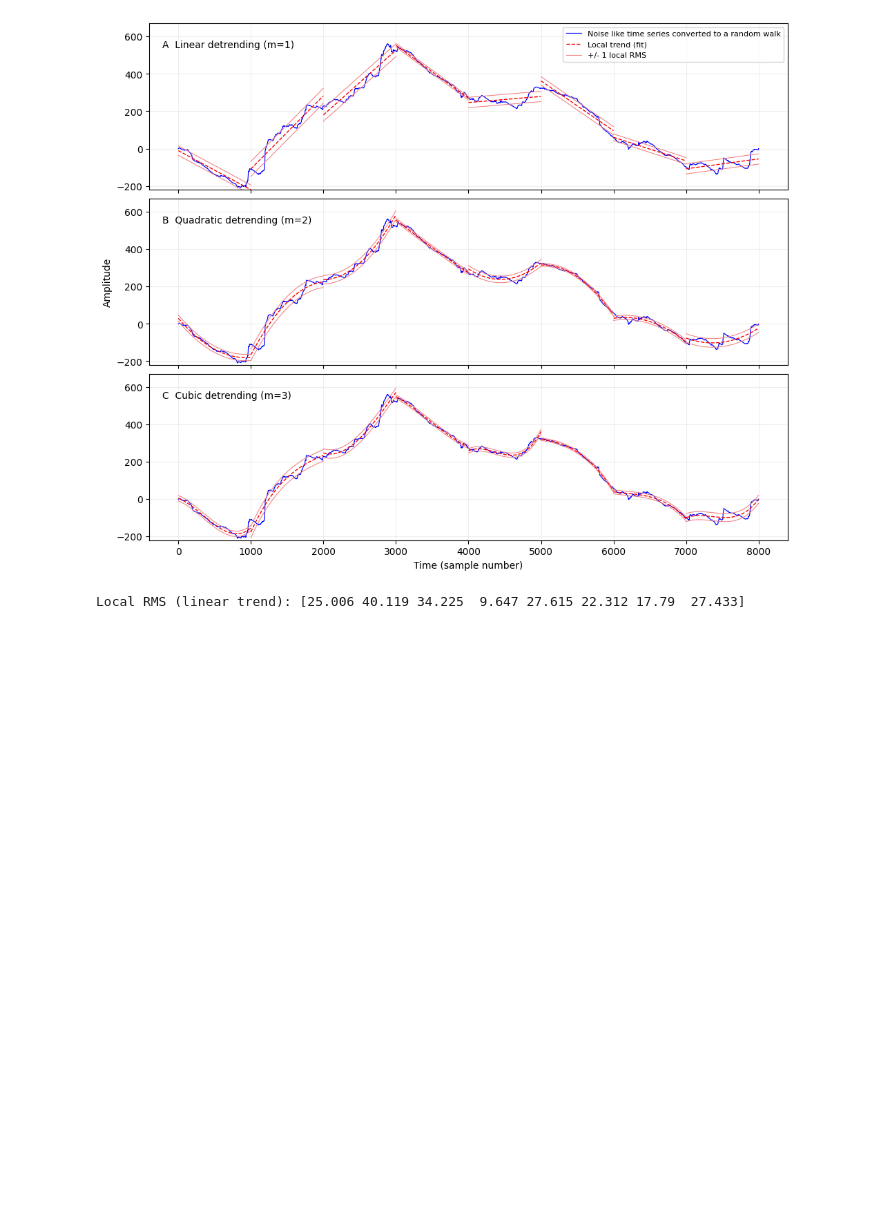
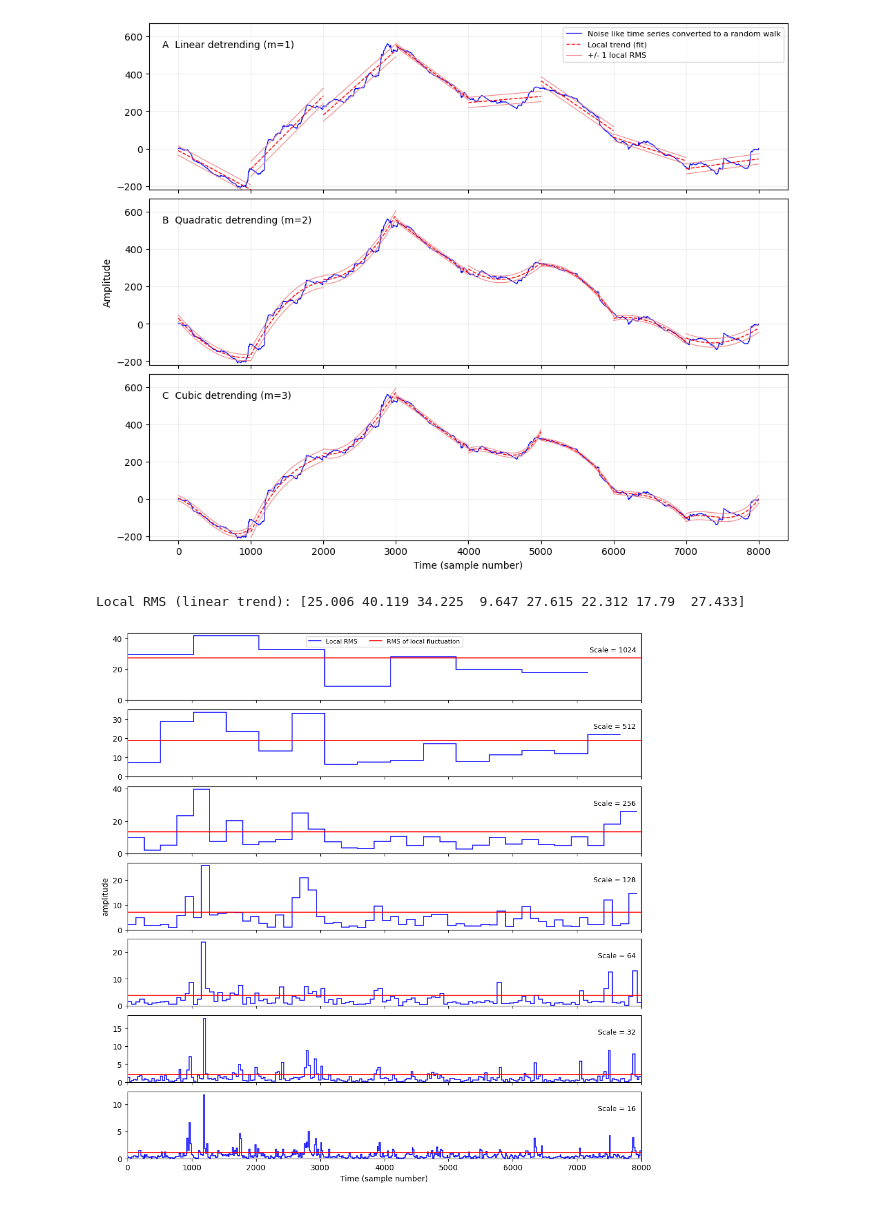
Before and after one commit to mrtkp9993/mfdfa-python, a Jupyter notebook: notebook.ipynb, the cells around one changed output. Drawn from its saved outputs; the diff is of its cells as text; code cells hidden in the pictures; blank space fills up the shorter version.

```diff
--- a/notebook.ipynb
+++ b/notebook.ipynb
@@ -139,3 +140,53 @@ print("Local RMS (linear trend):", np.round(local, 3))
 # %% [output]
 [figure]
 Local RMS (linear trend): [25.006 40.119 34.225  9.647 27.615 22.312 17.79  27.433]
+# %%
+scales = np.array([16, 32, 64, 128, 256, 512, 1024])
+order = 1
+rms_by_scale = {
+    name: [local_rms(X, int(s), order) for s in scales] for name, X in rw.items()
+}
+F = {
+    name: np.array([np.sqrt(np.mean(r**2)) for r in rows])
+    for name, rows in rms_by_scale.items()
+}
+name = "multifractal"
+fig, axes = plt.subplots(
+    len(scales), 1, figsize=(10, 10), sharex=True, layout="constrained"
+)
+for ax, j in zip(axes, range(len(scales) - 1, -1, -1)):
+    s = int(scales[j])
+    local_values = rms_by_scale[name][j]
+    edges = np.arange(len(local_values) + 1) * s
+    ax.stairs(
+        local_values,
+        edges,
+        baseline=None,
+        color="blue",
+        lw=1.1,
+        label="Local RMS" if j == len(scales) - 1 else None,
+    )
+    ax.axhline(
+        F[name][j],
+        color="red",
+        lw=1.2,
+        label="RMS of local fluctuation" if j == len(scales) - 1 else None,
+    )
+    ax.text(
+        0.99,
+        0.8,
+        f"Scale = {s}",
+        transform=ax.transAxes,
+        ha="right",
+        va="top",
+        fontsize=9,
+    )
+    ax.set_ylim(bottom=0)
+    ax.grid(False)
+axes[0].legend(loc="upper center", fontsize=8, ncol=2)
+axes[3].set_ylabel("amplitude")
+axes[-1].set_xlabel("Time (sample number)")
+axes[-1].set_xlim(0, len(signals[name]))
+plt.show()
+# %% [output]
+[figure, added]
```
Also changed, not shown: parts of 2 cells of this notebook.
